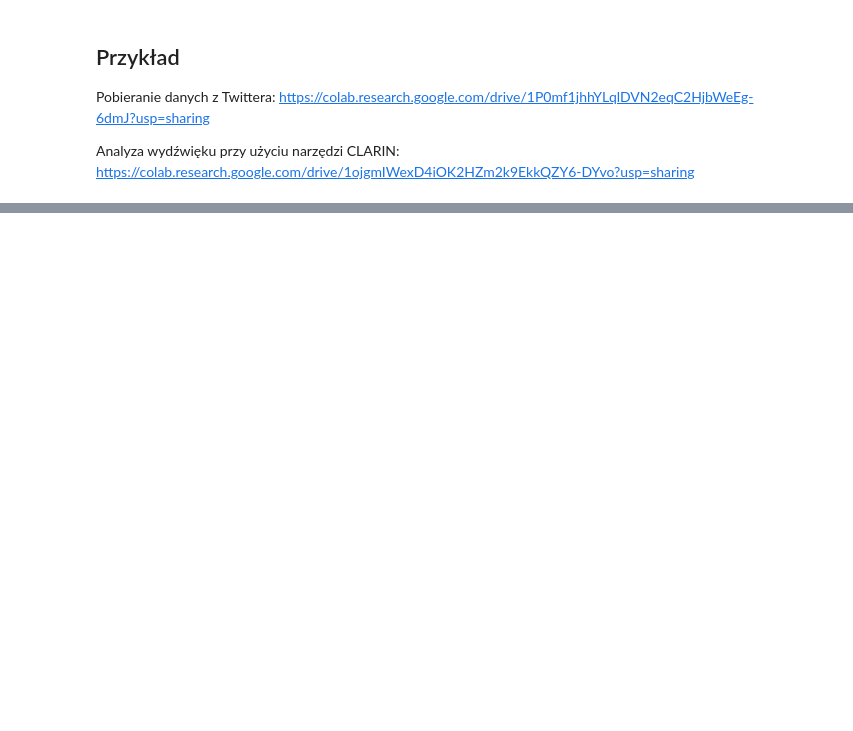
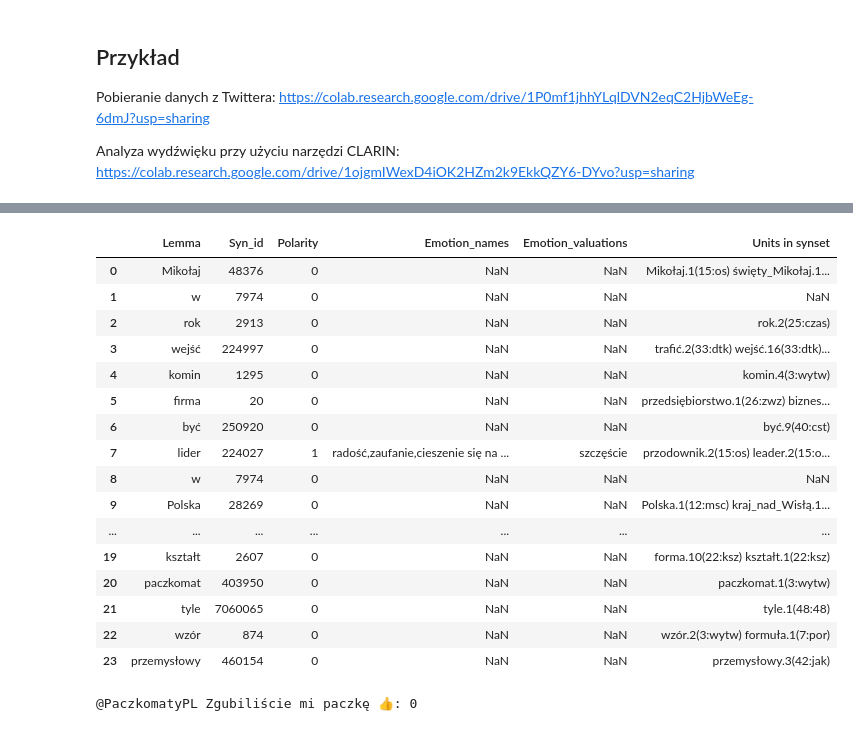
Before and after one commit to zuzannazak/Presentations, a Jupyter notebook: 2022_01_14_spotkanie_katedry.ipynb, the cells around one changed output, grey strips where cells are left out. Cells and saved outputs as stored; diff of their text form; code cells hidden in the pictures; blank space fills up the shorter version.

```diff
--- a/2022_01_14_spotkanie_katedry.ipynb
+++ b/2022_01_14_spotkanie_katedry.ipynb
@@ -195,0 +224,28 @@ Korzystam z biblioteki lpmn stworzonej przez CLARIN do obsługi zapytań do posz
+# %%
+df = pd.read_csv("/content/SearchTweetPaczkomatyPL('2022-01-12T07:05:13.009Z',).csv")
+df['sentiment'] = None
+df = df.drop(columns=['Unnamed: 0'])
+# %%
+for i, row in df.iterrows():
+    unique_id = i
+    val=(df['text'].values[i])
+    with open('plik.txt', 'w') as f:
+      f.write(val)
+    file_id = upload_file("/content/plik.txt")
+    t = Task('any2txt|wcrft2|wsd|ccl_emo({"lang":"polish"})|ccl_emo_stats({"lang":"polish", "split_paragraphs": false}) ')
+    output_file_id = t.run(file_id)
+    downloaded = download_file(output_file_id, "./out")
+
+    try:
+      df_sentiment=pd.read_csv(downloaded, compression='zip', header=0, sep=';')
+      df_sentiment = df_sentiment.replace("None", 0)
+      df_sentiment = df_sentiment.replace("amb", 0)
+      df_sentiment["Polarity"] = pd.to_numeric(df_sentiment["Polarity"])
+      column_sum = df_sentiment["Polarity"].sum()
+      df['sentiment'].values[i]= column_sum
+      print(df['text'].values[i] + ": " + str(column_sum))
+    except:
+      df['sentiment'].values[i]= None
+      print(df['text'].values[i] + ": no sentiment for value " + str(i) )
+
+df.to_csv('Paczkomatysentyment.csv')
@@ -195,0 +270,20 @@ Korzystam z biblioteki lpmn stworzonej przez CLARIN do obsługi zapytań do posz
+# %%
+df_sentiment
+# %% [output]
+|  | Lemma | Syn_id | Polarity | Emotion_names | Emotion_valuations | Units in synset |
+| 0 | Mikołaj | 48376 | 0 | NaN | NaN | Mikołaj.1(15:os) święty_Mikołaj.1... |
+| 1 | w | 7974 | 0 | NaN | NaN | NaN |
+| 2 | rok | 2913 | 0 | NaN | NaN | rok.2(25:czas) |
+| 3 | wejść | 224997 | 0 | NaN | NaN | trafić.2(33:dtk) wejść.16(33:dtk)... |
+| 4 | komin | 1295 | 0 | NaN | NaN | komin.4(3:wytw) |
+| 5 | firma | 20 | 0 | NaN | NaN | przedsiębiorstwo.1(26:zwz) biznes... |
+| 6 | być | 250920 | 0 | NaN | NaN | być.9(40:cst) |
+| 7 | lider | 224027 | 1 | radość,zaufanie,cieszenie się na ... | szczęście | przodownik.2(15:os) leader.2(15:o... |
+| 8 | w | 7974 | 0 | NaN | NaN | NaN |
+| 9 | Polska | 28269 | 0 | NaN | NaN | Polska.1(12:msc) kraj_nad_Wisłą.1... |
+| ... | ... | ... | ... | ... | ... | ... |
+| 19 | kształt | 2607 | 0 | NaN | NaN | forma.10(22:ksz) kształt.1(22:ksz) |
+| 20 | paczkomat | 403950 | 0 | NaN | NaN | paczkomat.1(3:wytw) |
+| 21 | tyle | 7060065 | 0 | NaN | NaN | tyle.1(48:48) |
+| 22 | wzór | 874 | 0 | NaN | NaN | wzór.2(3:wytw) formuła.1(7:por) |
+| 23 | przemysłowy | 460154 | 0 | NaN | NaN | przemysłowy.3(42:jak) |
@@ -195,0 +292,20 @@ Korzystam z biblioteki lpmn stworzonej przez CLARIN do obsługi zapytań do posz
+# %%
+val=(sentiment_to_check)
+with open('plik.txt', 'w') as f:
+  f.write(val)
+file_id = upload_file("/content/plik.txt")
+t = Task('any2txt|wcrft2|wsd|ccl_emo({"lang":"polish"})|ccl_emo_stats({"lang":"polish", "split_paragraphs": false}) ')
+output_file_id = t.run(file_id)
+downloaded = download_file(output_file_id, "./out")
+
+try:
+    check_sentiment=pd.read_csv(downloaded, compression='zip', header=0, sep=';')
+    check_sentiment = check_sentiment.replace("None", 0)
+    check_sentiment = check_sentiment.replace("amb", 0)
+    check_sentiment["Polarity"] = pd.to_numeric(check_sentiment["Polarity"])
+    column_sum = check_sentiment["Polarity"].sum()
+    print(sentiment_to_check + ": " + str(column_sum))
+except:
+    print(sentiment_to_check + ": no sentiment!")
+# %% [output]
+@PaczkomatyPL Zgubiliście mi paczkę 👍: 0
```
Also changed, not shown: parts of 17 cells of this notebook.
